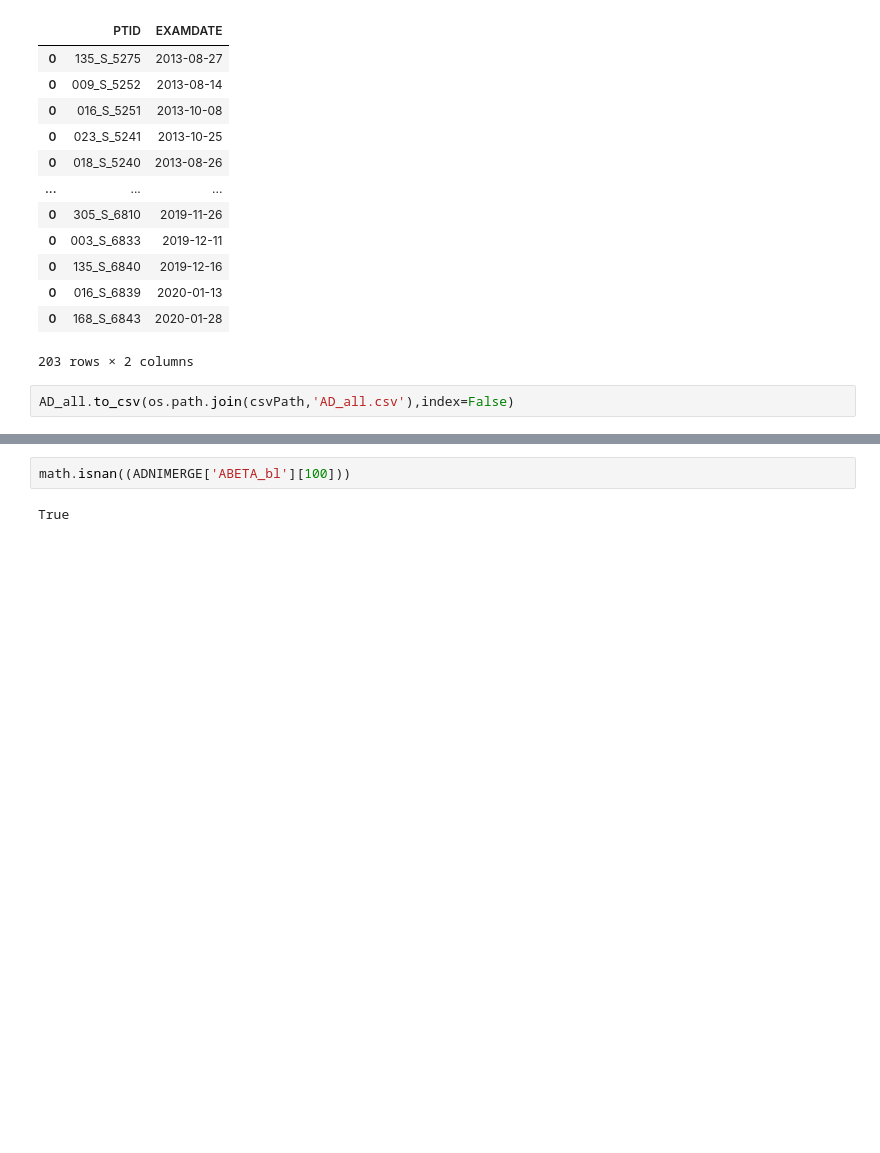
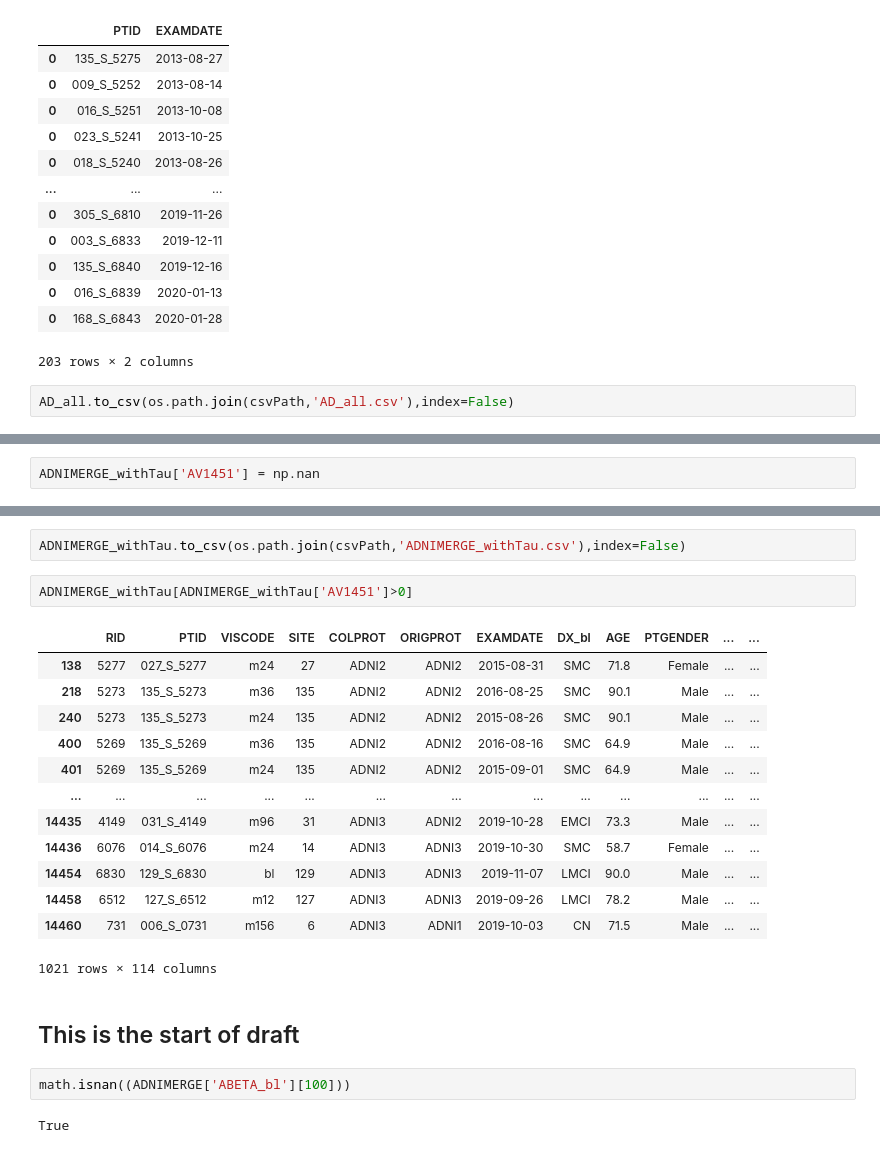
Before and after one commit to ulysses1881826/neuroScript, a Jupyter notebook: makeSpecificPeopleCSV.ipynb, the cells around one changed output, grey strips where cells are left out. Saved outputs shown, nothing was run; the diff lists cells and outputs as text; blank space fills up the shorter version.

```diff
--- a/makeSpecificPeopleCSV.ipynb
+++ b/makeSpecificPeopleCSV.ipynb
@@ -243,0 +281,2 @@ AD_all.to_csv(os.path.join(csvPath,'AD_all.csv'),index=False)
+# %%
+ADNIMERGE_withTau['AV1451'] = np.nan
@@ -244,3 +312,23 @@ AD_all.to_csv(os.path.join(csvPath,'AD_all.csv'),index=False)
+# %%
+ADNIMERGE_withTau.to_csv(os.path.join(csvPath,'ADNIMERGE_withTau.csv'),index=False)
+# %%
+ADNIMERGE_withTau[ADNIMERGE_withTau['AV1451']>0]
+# %% [output]
+|  | RID | PTID | VISCODE | SITE | COLPROT | ORIGPROT | EXAMDATE | DX_bl | AGE | PTGENDER | ... | ... |
+| 138 | 5277 | 027_S_5277 | m24 | 27 | ADNI2 | ADNI2 | 2015-08-31 | SMC | 71.8 | Female | ... | ... |
+| 218 | 5273 | 135_S_5273 | m36 | 135 | ADNI2 | ADNI2 | 2016-08-25 | SMC | 90.1 | Male | ... | ... |
+| 240 | 5273 | 135_S_5273 | m24 | 135 | ADNI2 | ADNI2 | 2015-08-26 | SMC | 90.1 | Male | ... | ... |
+| 400 | 5269 | 135_S_5269 | m36 | 135 | ADNI2 | ADNI2 | 2016-08-16 | SMC | 64.9 | Male | ... | ... |
+| 401 | 5269 | 135_S_5269 | m24 | 135 | ADNI2 | ADNI2 | 2015-09-01 | SMC | 64.9 | Male | ... | ... |
+| ... | ... | ... | ... | ... | ... | ... | ... | ... | ... | ... | ... | ... |
+| 14435 | 4149 | 031_S_4149 | m96 | 31 | ADNI3 | ADNI2 | 2019-10-28 | EMCI | 73.3 | Male | ... | ... |
+| 14436 | 6076 | 014_S_6076 | m24 | 14 | ADNI3 | ADNI3 | 2019-10-30 | SMC | 58.7 | Female | ... | ... |
+| 14454 | 6830 | 129_S_6830 | bl | 129 | ADNI3 | ADNI3 | 2019-11-07 | LMCI | 90.0 | Male | ... | ... |
+| 14458 | 6512 | 127_S_6512 | m12 | 127 | ADNI3 | ADNI3 | 2019-09-26 | LMCI | 78.2 | Male | ... | ... |
+| 14460 | 731 | 006_S_0731 | m156 | 6 | ADNI3 | ADNI1 | 2019-10-03 | CN | 71.5 | Male | ... | ... |
+1021 rows × 114 columns
+# %% [markdown]
+## This is the start of draft
 # %%
 math.isnan((ADNIMERGE['ABETA_bl'][100]))
 # %% [output]
```
Also changed, not shown: parts of 5 cells of this notebook, 2 other files.
